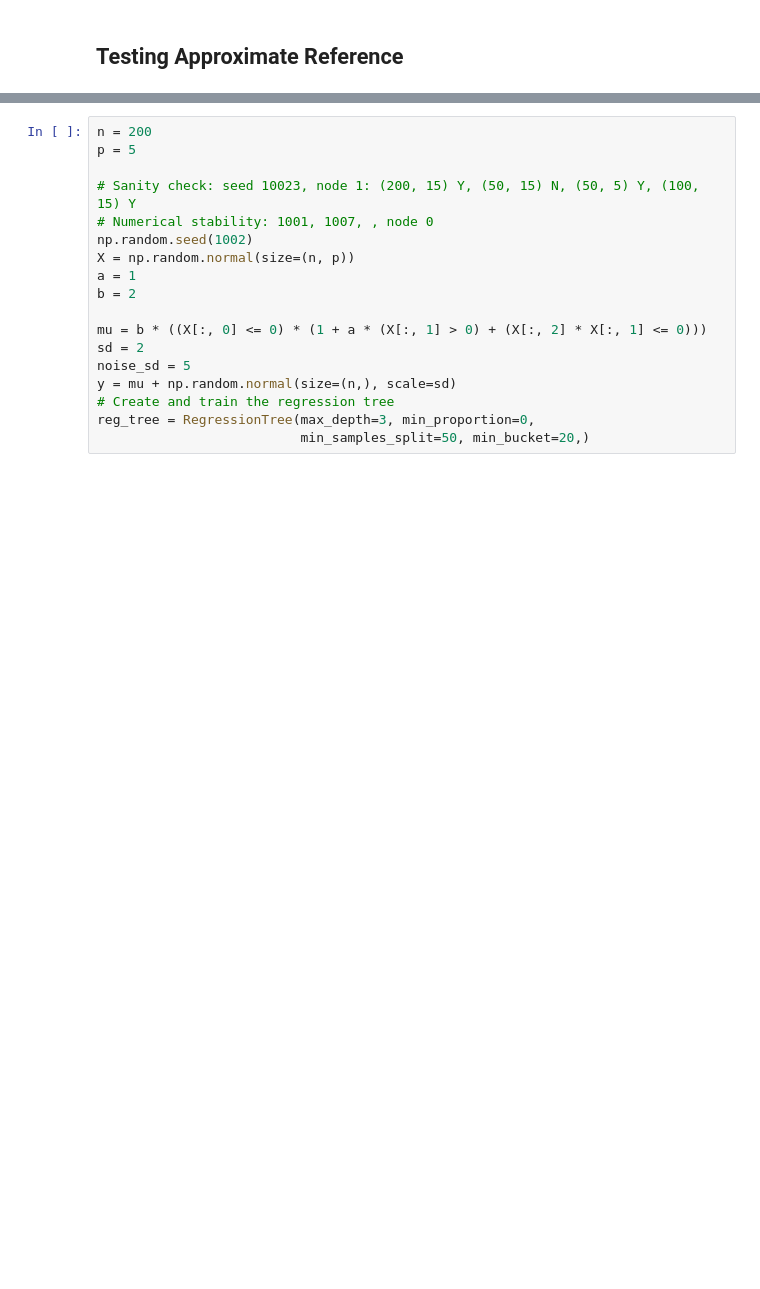
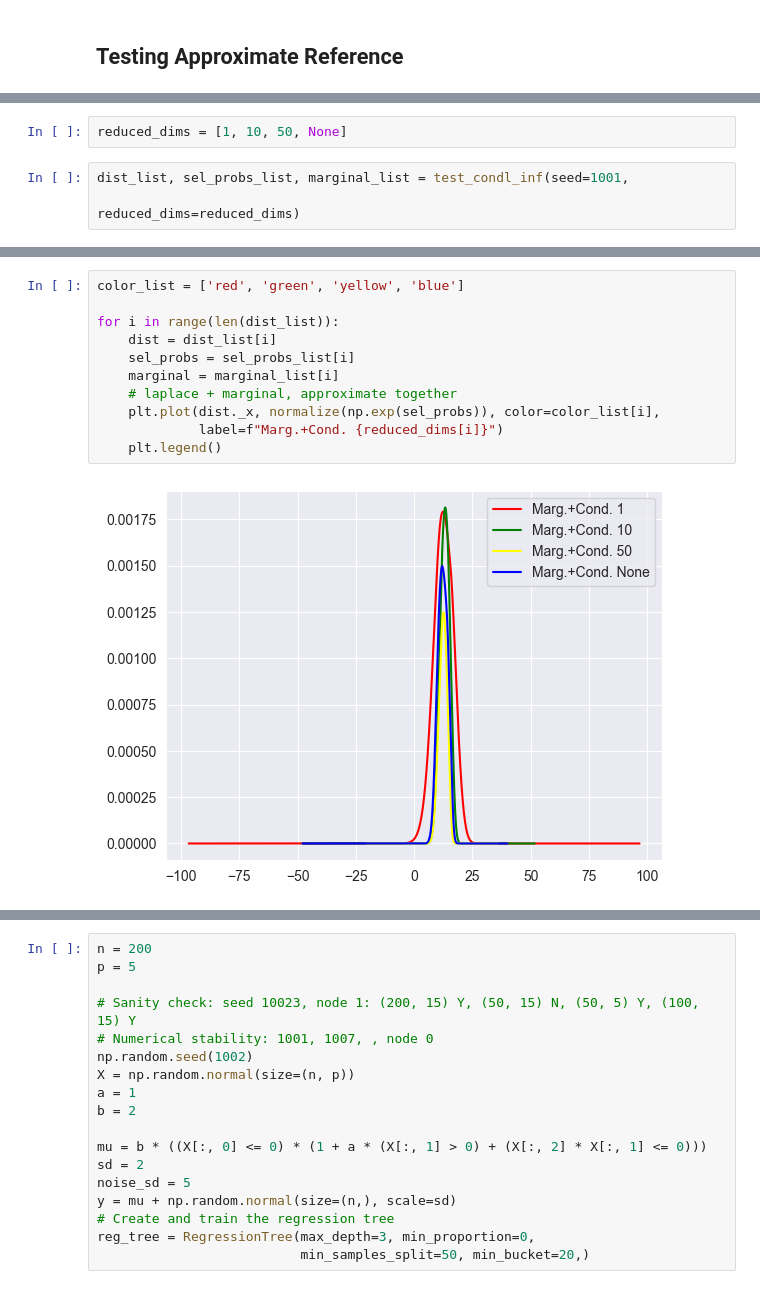
Before and after one commit to yiling-h/SI-CART, a Jupyter notebook: test_condl_node_inf.ipynb, the cells around one changed output, grey strips where cells are left out. Saved outputs shown, nothing was run; the diff lists cells and outputs as text; blank space fills up the shorter version.

```diff
--- a/test_condl_node_inf.ipynb
+++ b/test_condl_node_inf.ipynb
@@ -1312,0 +1355,5 @@ class RegressionTree:
+# %%
+reduced_dims = [1, 10, 50, None]
+# %%
+dist_list, sel_probs_list, marginal_list = test_condl_inf(seed=1001,
+                                                          reduced_dims=reduced_dims)
@@ -1312,0 +1369,13 @@ class RegressionTree:
+# %%
+color_list = ['red', 'green', 'yellow', 'blue']
+
+for i in range(len(dist_list)):
+    dist = dist_list[i]
+    sel_probs = sel_probs_list[i]
+    marginal = marginal_list[i]
+    # laplace + marginal, approximate together
+    plt.plot(dist._x, normalize(np.exp(sel_probs)), color=color_list[i],
+             label=f"Marg.+Cond. {reduced_dims[i]}")
+    plt.legend()
+# %% [output]
+[figure, added]
```
Also changed, not shown: parts of 4 cells of this notebook, 12 other files.
